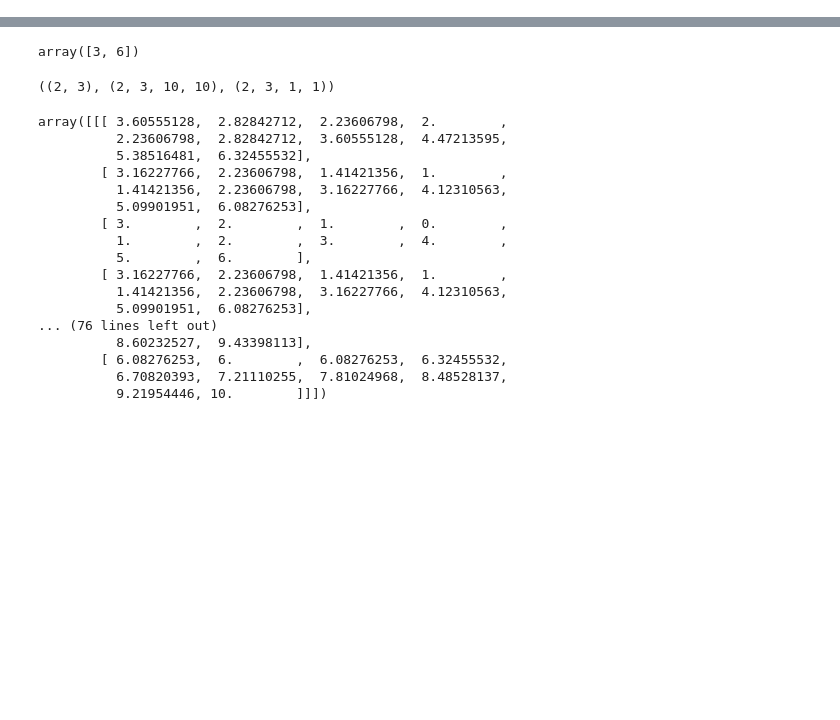
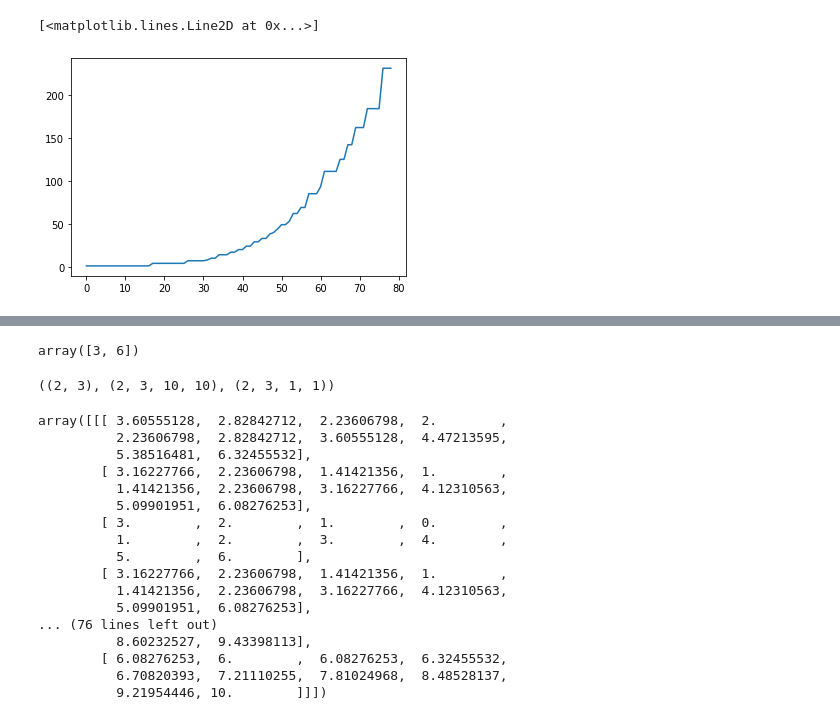
Before and after one commit to mitochevole/isobenefit-cities, a Jupyter notebook: isobenefit_cities.ipynb, the cells around one changed output, grey strips where cells are left out. Saved outputs shown, nothing was run; the diff lists cells and outputs as text; code cells hidden in the pictures; blank space fills up the shorter version.

```diff
--- a/isobenefit_cities.ipynb
+++ b/isobenefit_cities.ipynb
@@ -3,0 +47,5 @@ import matplotlib.pyplot as plt
+# %%
+plt.plot(df.current_centralities)
+# %% [output]
+[<matplotlib.lines.Line2D at 0x...>]
+[figure, added]
```
Also changed, not shown: parts of 13 cells of this notebook, 4 other files.
